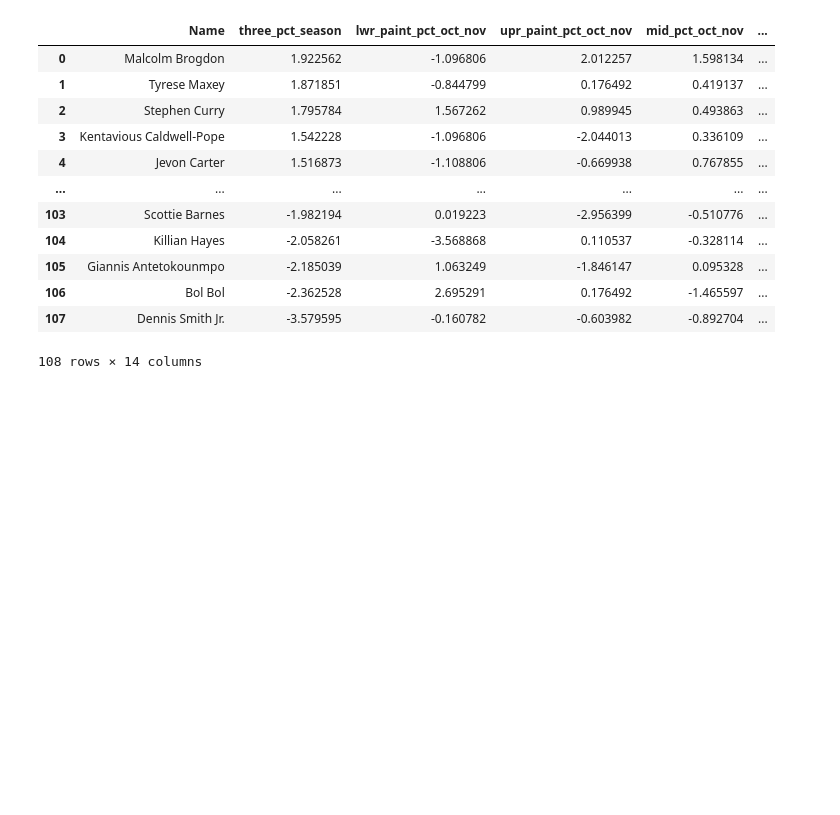
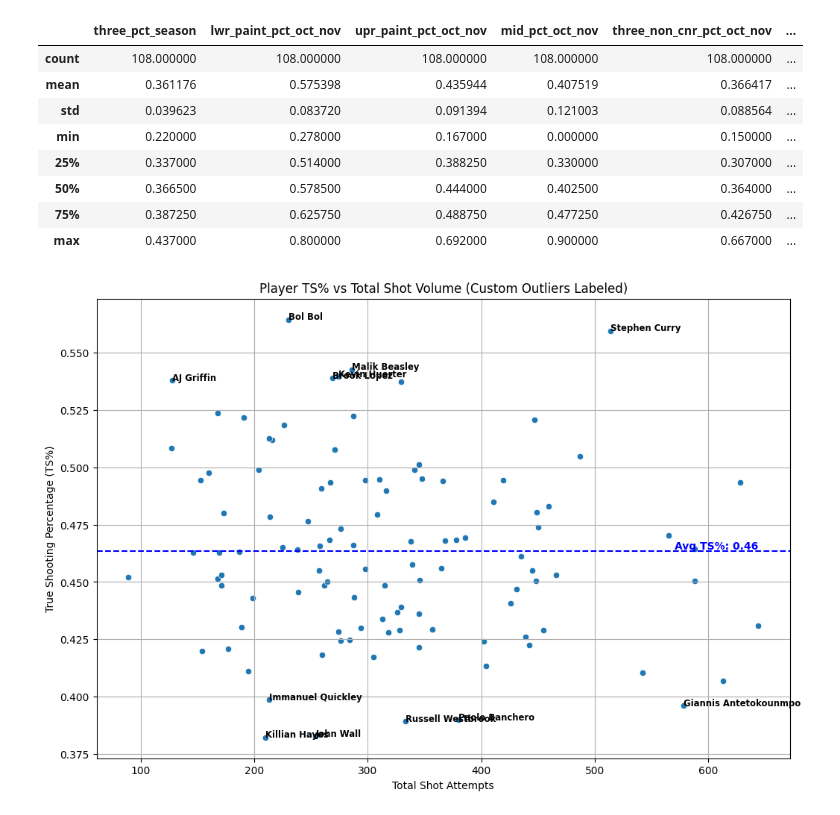
Before and after one commit to dkStephanos/3pp-predictions, a Jupyter notebook: main.ipynb, the cells around one changed output. Cells and saved outputs as stored; diff of their text form; code cells hidden in the pictures; blank space fills up the shorter version.

```diff
--- a/main.ipynb
+++ b/main.ipynb
@@ -1,19 +9,20 @@
+# %%
+from code.preprocessing.vis import summarize_and_plot
+
+summary = summarize_and_plot()
+summary
+# %% [output]
+|  | three_pct_season | lwr_paint_pct_oct_nov | upr_paint_pct_oct_nov | mid_pct_oct_nov | three_non_cnr_pct_oct_nov | ... |
+| count | 108.000000 | 108.000000 | 108.000000 | 108.000000 | 108.000000 | ... |
+| mean | 0.361176 | 0.575398 | 0.435944 | 0.407519 | 0.366417 | ... |
+| std | 0.039623 | 0.083720 | 0.091394 | 0.121003 | 0.088564 | ... |
+| min | 0.220000 | 0.278000 | 0.167000 | 0.000000 | 0.150000 | ... |
+| 25% | 0.337000 | 0.514000 | 0.388250 | 0.330000 | 0.307000 | ... |
+| 50% | 0.366500 | 0.578500 | 0.444000 | 0.402500 | 0.364000 | ... |
+| 75% | 0.387250 | 0.625750 | 0.488750 | 0.477250 | 0.426750 | ... |
+| max | 0.437000 | 0.800000 | 0.692000 | 0.900000 | 0.667000 | ... |
+[figure, added]
 # %%
 from code.preprocessing.utils import normalize_shooting_stats
 
-df = normalize_shooting_stats()
-df
+normalize_shooting_stats()
-# %% [output]
-|  | Name | three_pct_season | lwr_paint_pct_oct_nov | upr_paint_pct_oct_nov | mid_pct_oct_nov | ... |
-| 0 | Malcolm Brogdon | 1.922562 | -1.096806 | 2.012257 | 1.598134 | ... |
-| 1 | Tyrese Maxey | 1.871851 | -0.844799 | 0.176492 | 0.419137 | ... |
-| 2 | Stephen Curry | 1.795784 | 1.567262 | 0.989945 | 0.493863 | ... |
-| 3 | Kentavious Caldwell-Pope | 1.542228 | -1.096806 | -2.044013 | 0.336109 | ... |
-| 4 | Jevon Carter | 1.516873 | -1.108806 | -0.669938 | 0.767855 | ... |
-| ... | ... | ... | ... | ... | ... | ... |
-| 103 | Scottie Barnes | -1.982194 | 0.019223 | -2.956399 | -0.510776 | ... |
-| 104 | Killian Hayes | -2.058261 | -3.568868 | 0.110537 | -0.328114 | ... |
-| 105 | Giannis Antetokounmpo | -2.185039 | 1.063249 | -1.846147 | 0.095328 | ... |
-| 106 | Bol Bol | -2.362528 | 2.695291 | 0.176492 | -1.465597 | ... |
-| 107 | Dennis Smith Jr. | -3.579595 | -0.160782 | -0.603982 | -0.892704 | ... |
-108 rows × 14 columns
```
Also changed, not shown: parts of 1 cell of this notebook.
